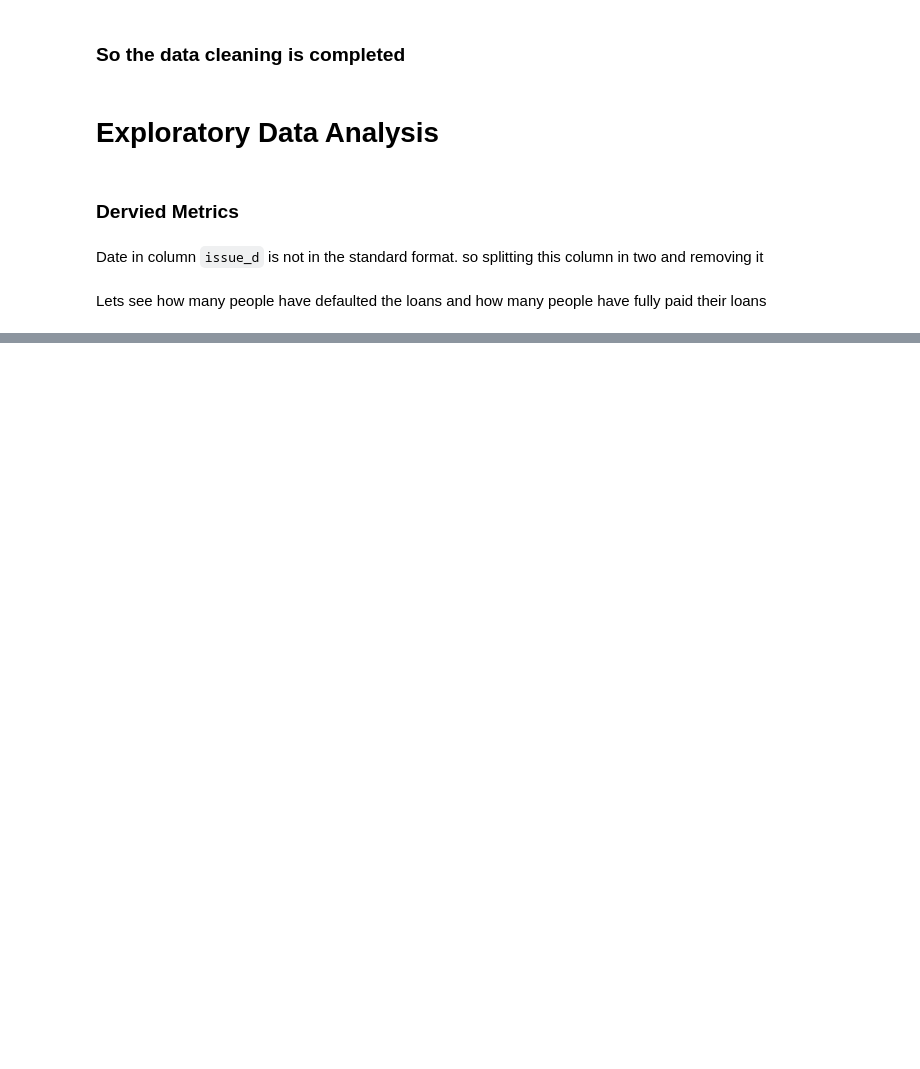
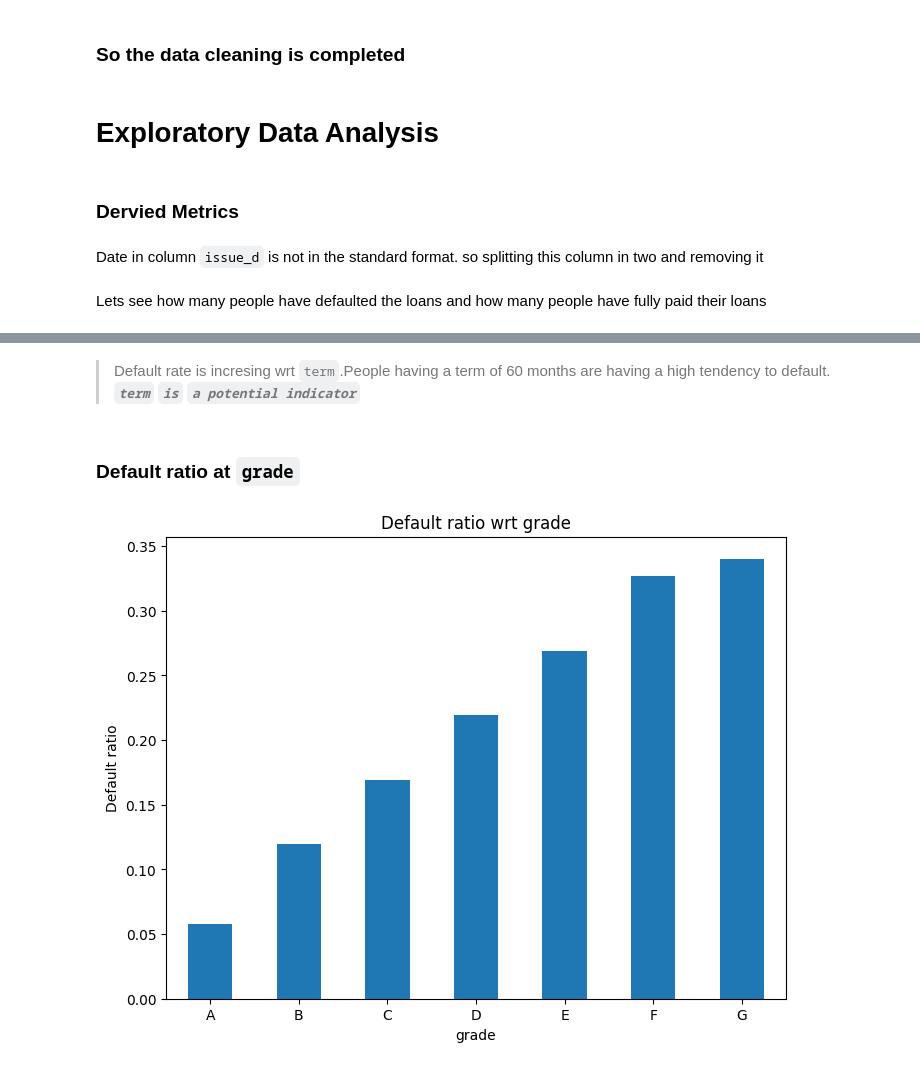
Before and after one commit to philipfranklin/LendingClubCaseStudy, a Jupyter notebook: default_analysis.ipynb, the cells around one changed output, grey strips where cells are left out. Drawn from its saved outputs; the diff is of its cells as text; code cells hidden in the pictures; blank space fills up the shorter version.

````diff
--- a/default_analysis.ipynb
+++ b/default_analysis.ipynb
@@ -336,0 +350,10 @@ sns.countplot(data=df, x='loan_status')
+# %% [markdown]
+> Default rate is incresing wrt ```term```.People having a term of 60 months are having a high tendency to default.
+***```term``` ```is```  ```a potential indicator```***
+# %% [markdown]
+### Default ratio at ```grade```
+# %%
+# Checking for column grade
+uni_plotBar('grade')
+# %% [output]
+[figure, added]
````
Also changed, not shown: parts of 85 cells of this notebook.
